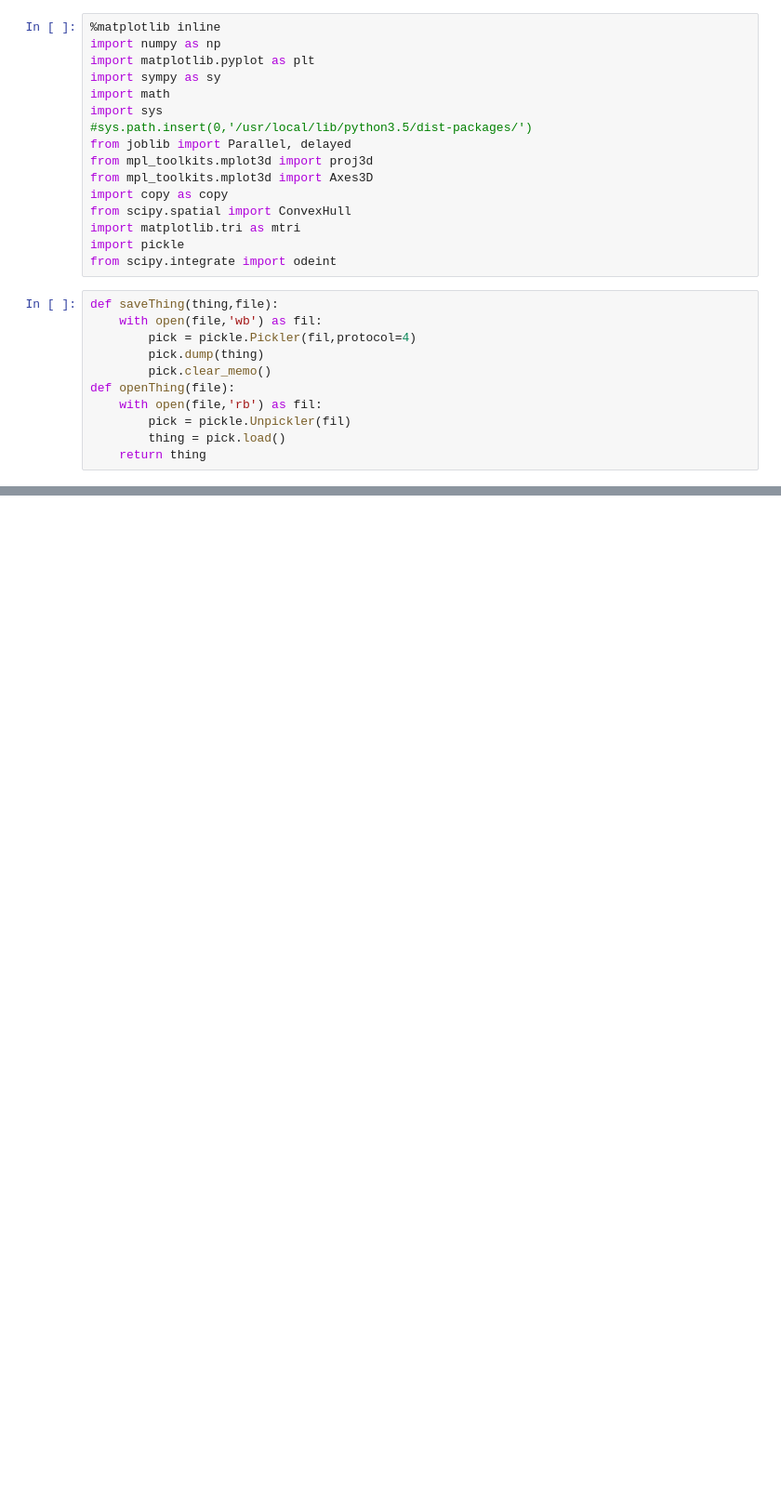
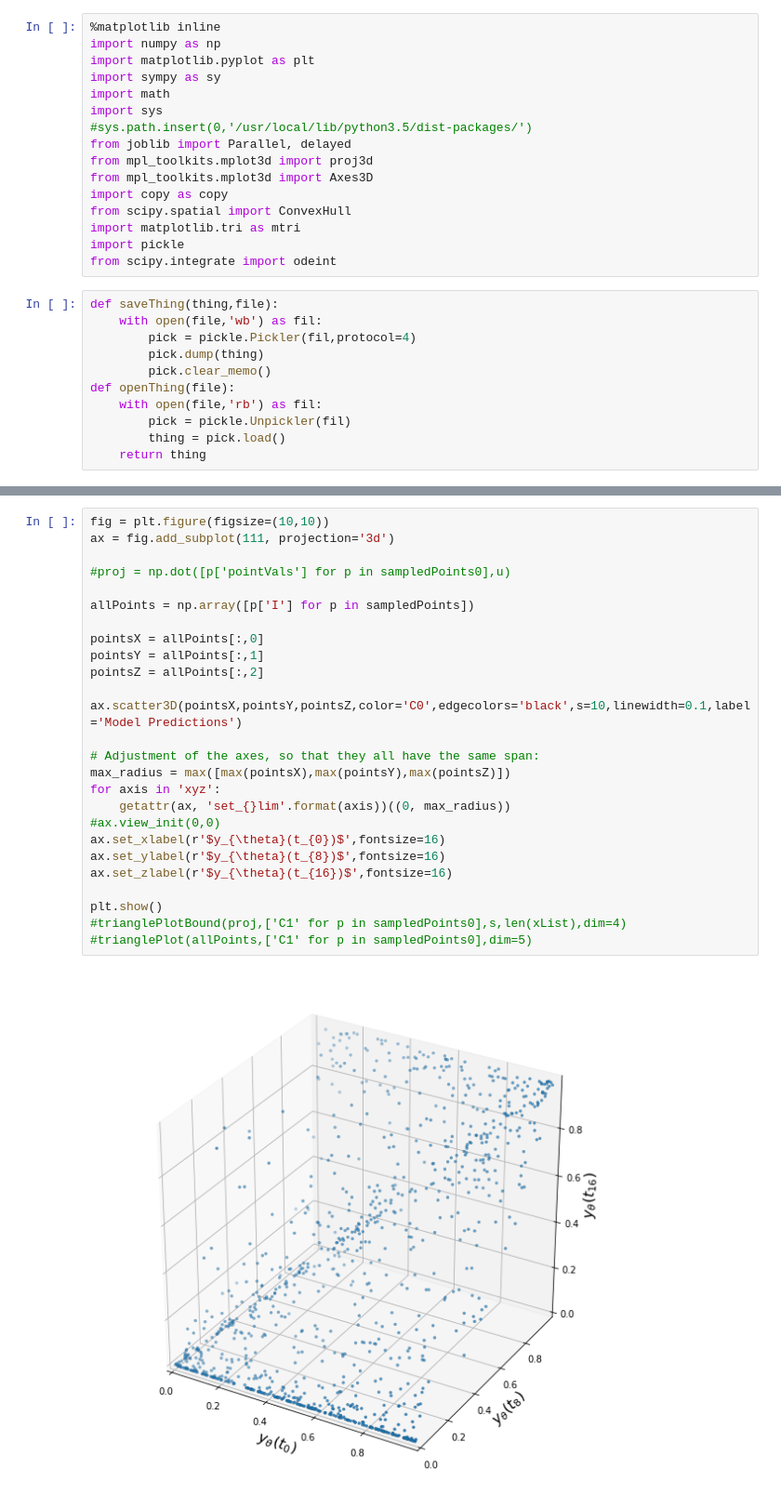
Before and after one commit to katnquinn/Bounding_Model_Predictions, a Jupyter notebook: SIR.ipynb, the cells around one changed output, grey strips where cells are left out. Shown at 93% size. Cells and saved outputs as stored; diff of their text form; blank space fills up the shorter version.

```diff
--- a/SIR.ipynb
+++ b/SIR.ipynb
@@ -133,0 +210,28 @@ plt.show()
+# %%
+fig = plt.figure(figsize=(10,10))
+ax = fig.add_subplot(111, projection='3d')
+
+#proj = np.dot([p['pointVals'] for p in sampledPoints0],u)
+
+allPoints = np.array([p['I'] for p in sampledPoints])
+
+pointsX = allPoints[:,0]
+pointsY = allPoints[:,1]
+pointsZ = allPoints[:,2]
+
+ax.scatter3D(pointsX,pointsY,pointsZ,color='C0',edgecolors='black',s=10,linewidth=0.1,label='Model Predictions')
+
+# Adjustment of the axes, so that they all have the same span:
+max_radius = max([max(pointsX),max(pointsY),max(pointsZ)])
+for axis in 'xyz':
+    getattr(ax, 'set_{}lim'.format(axis))((0, max_radius))
+#ax.view_init(0,0)
+ax.set_xlabel(r'$y_{\theta}(t_{0})$',fontsize=16)
+ax.set_ylabel(r'$y_{\theta}(t_{8})$',fontsize=16)
+ax.set_zlabel(r'$y_{\theta}(t_{16})$',fontsize=16)
+
+plt.show()
+#trianglePlotBound(proj,['C1' for p in sampledPoints0],s,len(xList),dim=4)
+#trianglePlot(allPoints,['C1' for p in sampledPoints0],dim=5)
+# %% [output]
+[figure, added]
```
Also changed, not shown: parts of 15 cells of this notebook.
